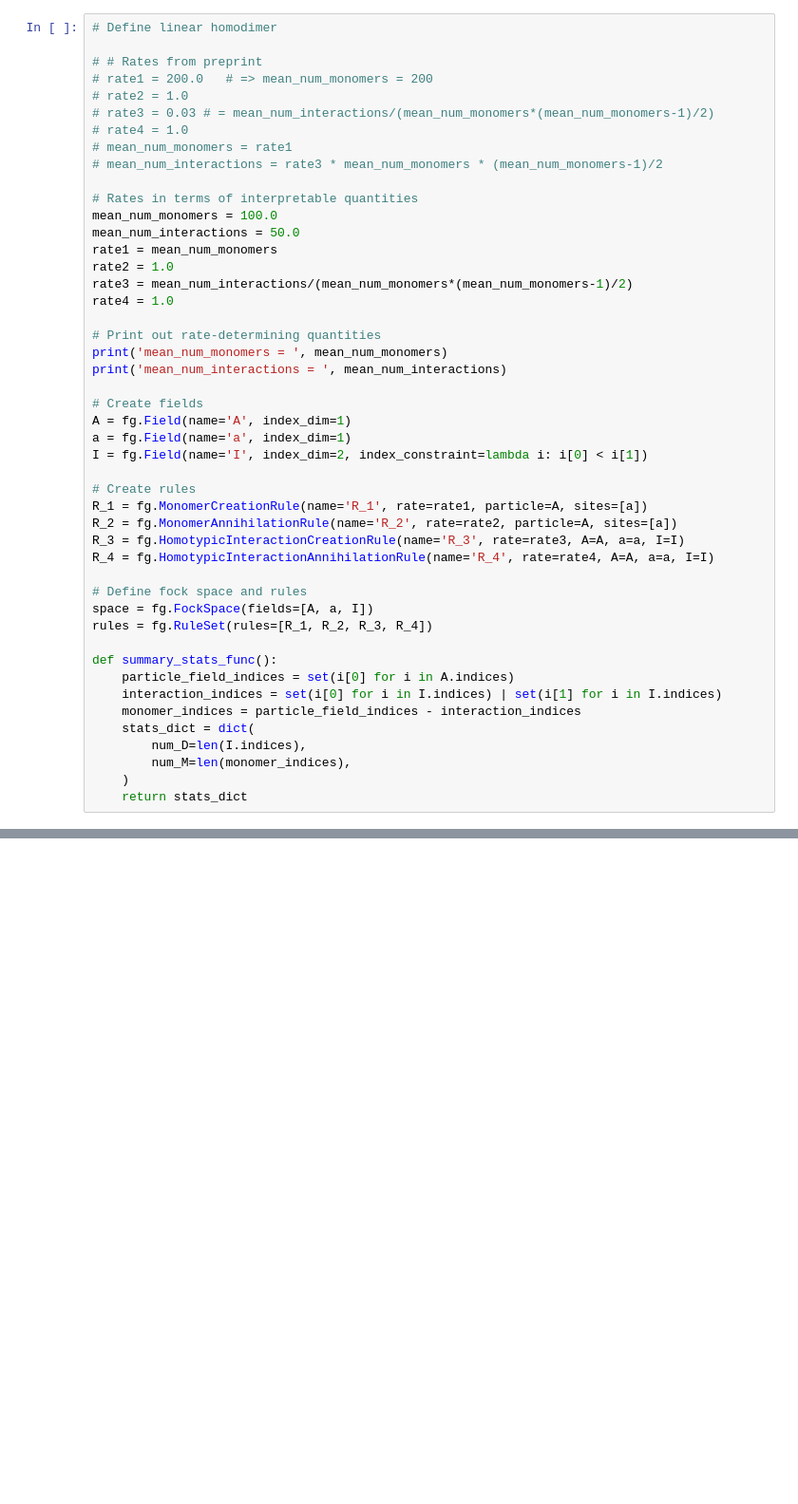
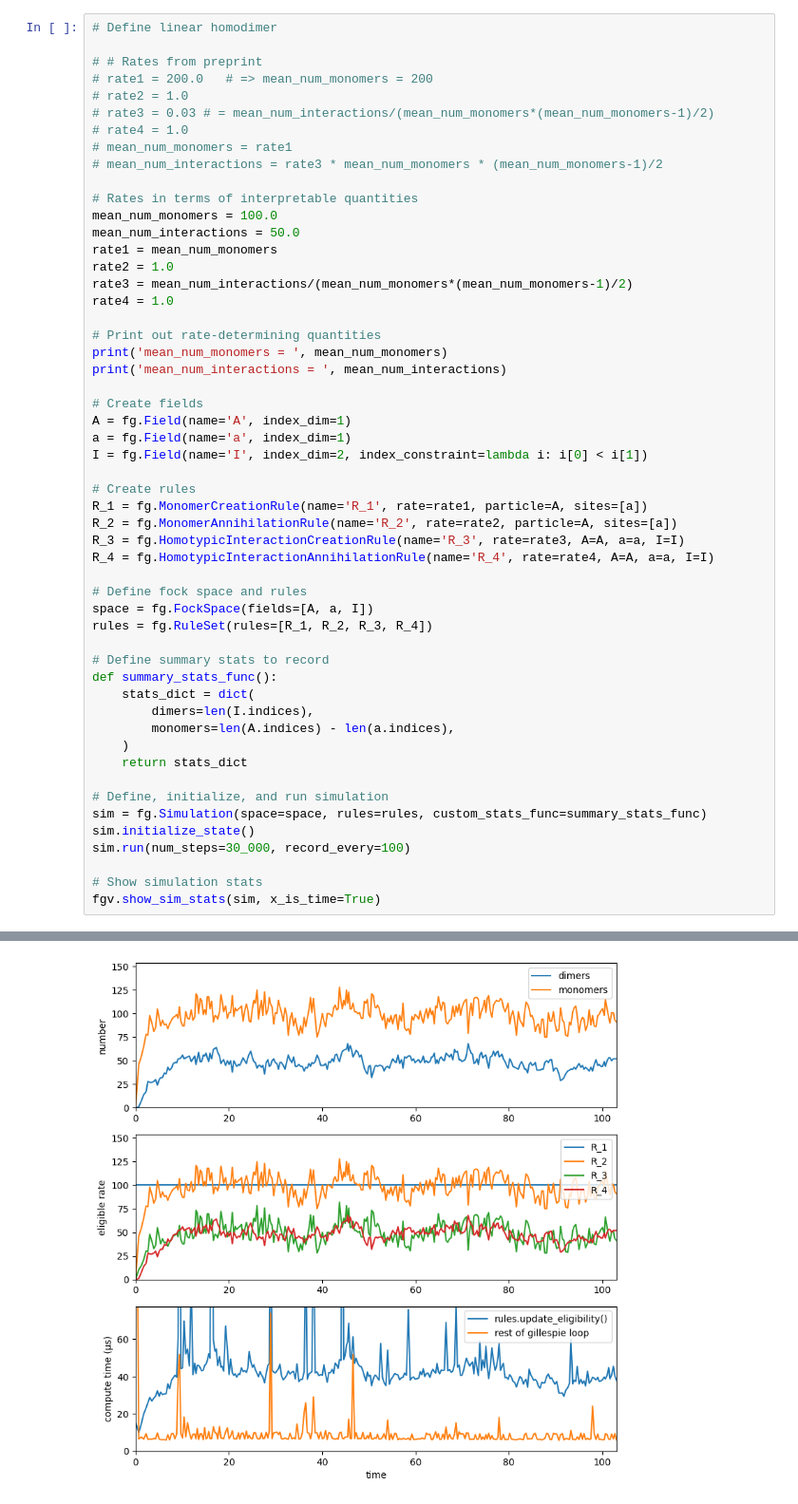
Before and after one commit to Rebecca-J-Rousseau/RousseauKinney2024_algebra, a Jupyter notebook: fast_gillespie/fast_homodimer.ipynb, the cells around one changed output, grey strips where cells are left out. Shown at 95% size. Saved outputs shown, nothing was run; the diff lists cells and outputs as text; blank space fills up the shorter version.

```diff
--- a/fast_gillespie/fast_homodimer.ipynb
+++ b/fast_gillespie/fast_homodimer.ipynb
@@ -20,36 +20,43 @@ rate1 = mean_num_monomers
 rate2 = 1.0
 rate3 = mean_num_interactions/(mean_num_monomers*(mean_num_monomers-1)/2)
 rate4 = 1.0
 
 # Print out rate-determining quantities
 print('mean_num_monomers = ', mean_num_monomers)
 print('mean_num_interactions = ', mean_num_interactions)
 
 # Create fields
 A = fg.Field(name='A', index_dim=1)
 a = fg.Field(name='a', index_dim=1)
 I = fg.Field(name='I', index_dim=2, index_constraint=lambda i: i[0] < i[1])
 
 # Create rules
 R_1 = fg.MonomerCreationRule(name='R_1', rate=rate1, particle=A, sites=[a])
 R_2 = fg.MonomerAnnihilationRule(name='R_2', rate=rate2, particle=A, sites=[a])
 R_3 = fg.HomotypicInteractionCreationRule(name='R_3', rate=rate3, A=A, a=a, I=I)
 R_4 = fg.HomotypicInteractionAnnihilationRule(name='R_4', rate=rate4, A=A, a=a, I=I)
 
 # Define fock space and rules
 space = fg.FockSpace(fields=[A, a, I])
 rules = fg.RuleSet(rules=[R_1, R_2, R_3, R_4])
 
+# Define summary stats to record
 def summary_stats_func():
-    particle_field_indices = set(i[0] for i in A.indices)
-    interaction_indices = set(i[0] for i in I.indices) | set(i[1] for i in I.indices)
-    monomer_indices = particle_field_indices - interaction_indices
     stats_dict = dict(
-        num_D=len(I.indices),
-        num_M=len(monomer_indices),
+        dimers=len(I.indices),
+        monomers=len(A.indices) - len(a.indices),
     )
     return stats_dict
+
+# Define, initialize, and run simulation
+sim = fg.Simulation(space=space, rules=rules, custom_stats_func=summary_stats_func)
+sim.initialize_state()
+sim.run(num_steps=30_000, record_every=100)
+
+# Show simulation stats
+fgv.show_sim_stats(sim, x_is_time=True)
 # %% [output]
 mean_num_monomers =  100.0
 mean_num_interactions =  50.0
+[figure, added]
 # %%
```
Also changed, not shown: parts of 2 cells of this notebook, 5 other files.
